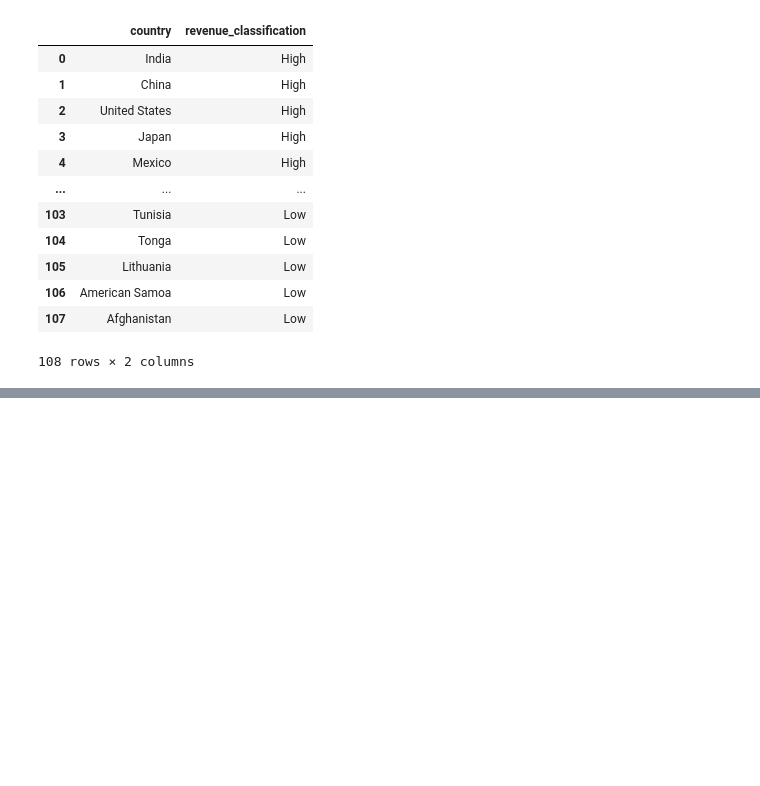
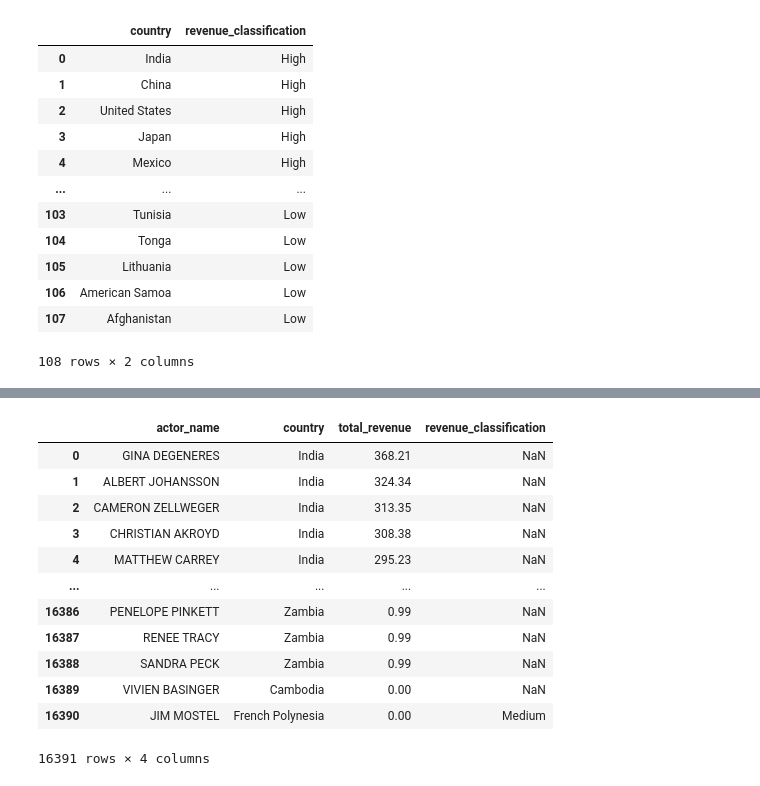
Before and after one commit to shingyipcheung/DVD-rental-database-python-assignment1, a Jupyter notebook: main.ipynb, the cells around one changed output, grey strips where cells are left out. Saved outputs shown, nothing was run; the diff lists cells and outputs as text; code cells hidden in the pictures; blank space fills up the shorter version.

```diff
--- a/main.ipynb
+++ b/main.ipynb
@@ -218,3 +236,9 @@ df_classification
 | 106 | American Samoa | Low |
 | 107 | Afghanistan | Low |
 108 rows × 2 columns
+# %%
+# sample 20 countries
+
+df_classification = df_classification.sample(20, replace=False, random_state=1)
+
+df_classification
@@ -220,0 +265,23 @@ df_classification
+# %%
+# calculate the total revenue grouped by actor and their countries
+
+query = """
+SELECT
+    a.first_name || ' ' || a.last_name AS actor_name,
+    co.country,
+    SUM(p.amount) AS total_revenue
+FROM actor a
+JOIN film_actor fa ON a.actor_id = fa.actor_id
+JOIN inventory i ON fa.film_id = i.film_id
+JOIN rental r ON i.inventory_id = r.inventory_id
+JOIN payment p ON r.rental_id = p.rental_id
+JOIN customer c ON p.customer_id = c.customer_id
+JOIN address ad ON c.address_id = ad.address_id
+JOIN city ci ON ad.city_id = ci.city_id
+JOIN country co ON ci.country_id = co.country_id
+GROUP BY a.actor_id, co.country
+ORDER BY total_revenue DESC, co.country, actor_name;
+"""
+
+df_actor_revenue = pd.read_sql(query, conn)
+df_actor_revenue
@@ -220,0 +302,16 @@ df_classification
+# %%
+pd.merge(df_actor_revenue, df_classification, how="left")
+# %% [output]
+|  | actor_name | country | total_revenue | revenue_classification |
+| 0 | GINA DEGENERES | India | 368.21 | NaN |
+| 1 | ALBERT JOHANSSON | India | 324.34 | NaN |
+| 2 | CAMERON ZELLWEGER | India | 313.35 | NaN |
+| 3 | CHRISTIAN AKROYD | India | 308.38 | NaN |
+| 4 | MATTHEW CARREY | India | 295.23 | NaN |
+| ... | ... | ... | ... | ... |
+| 16386 | PENELOPE PINKETT | Zambia | 0.99 | NaN |
+| 16387 | RENEE TRACY | Zambia | 0.99 | NaN |
+| 16388 | SANDRA PECK | Zambia | 0.99 | NaN |
+| 16389 | VIVIEN BASINGER | Cambodia | 0.00 | NaN |
+| 16390 | JIM MOSTEL | French Polynesia | 0.00 | Medium |
+16391 rows × 4 columns
```
Also changed, not shown: parts of 9 cells of this notebook.
